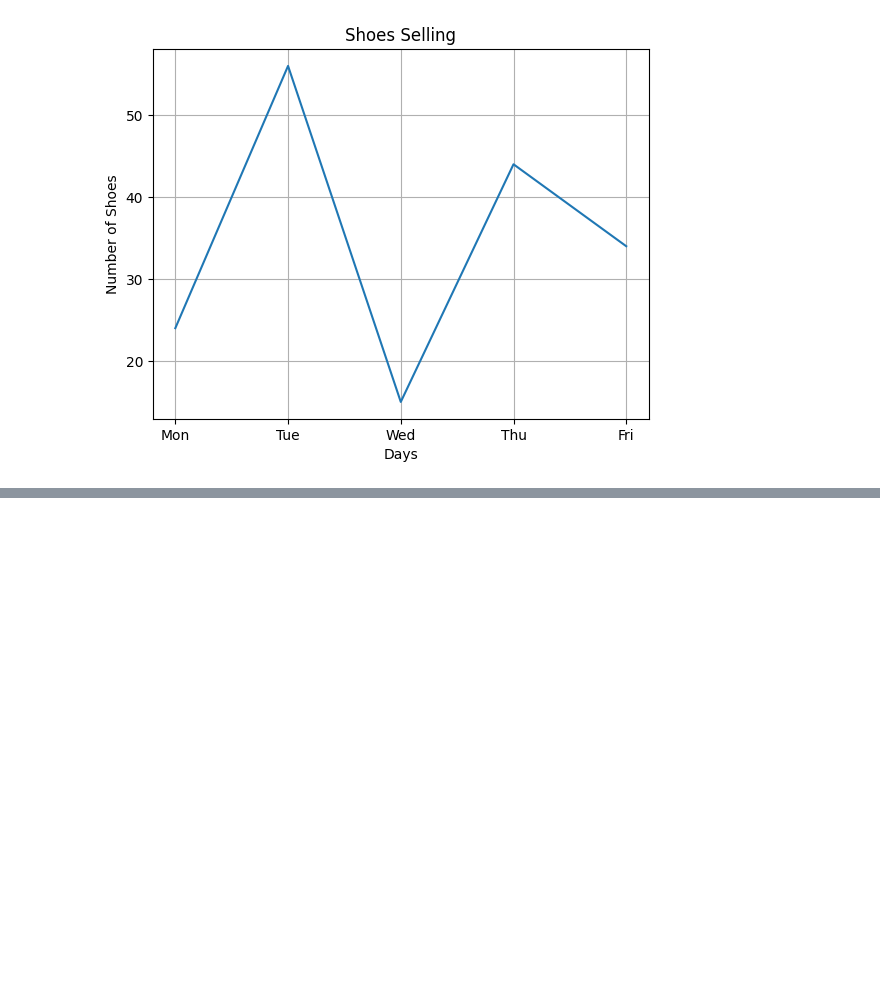
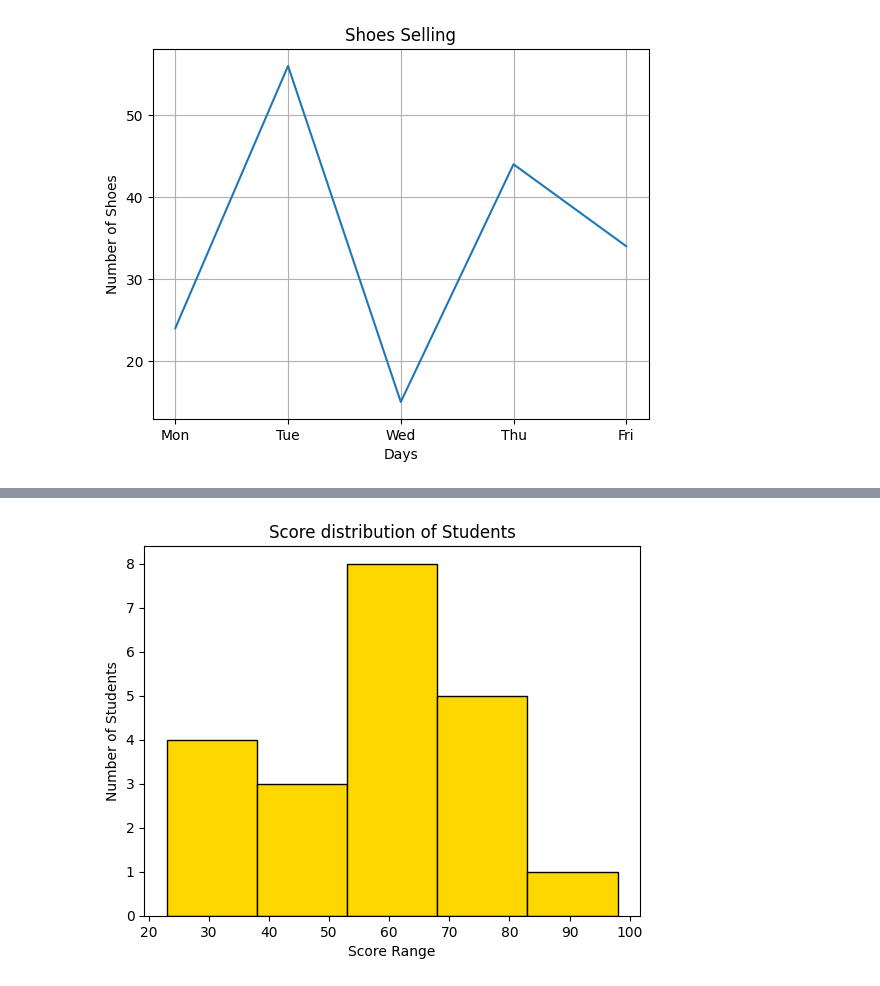
Before and after one commit to harshJyoriya1009/PY_CHARTS, a Jupyter notebook: phase1.ipynb, the cells around one changed output, grey strips where cells are left out. Cells and saved outputs as stored; diff of their text form; code cells hidden in the pictures; blank space fills up the shorter version.

```diff
--- a/phase1.ipynb
+++ b/phase1.ipynb
@@ -22,0 +80,10 @@ plt.show()
+# %%
+scores=[45,76,98,23,67,67,60,75,65,42,33,78,58,26,58,65,35,75,65,50,69]
+
+plt.hist(scores, bins=5, color="gold", edgecolor="black")
+plt.xlabel("Score Range")
+plt.ylabel("Number of Students")
+plt.title("Score distribution of Students")
+plt.show()
+# %% [output]
+[figure, added]
```
Also changed, not shown: parts of 10 cells of this notebook, 9 other files.
